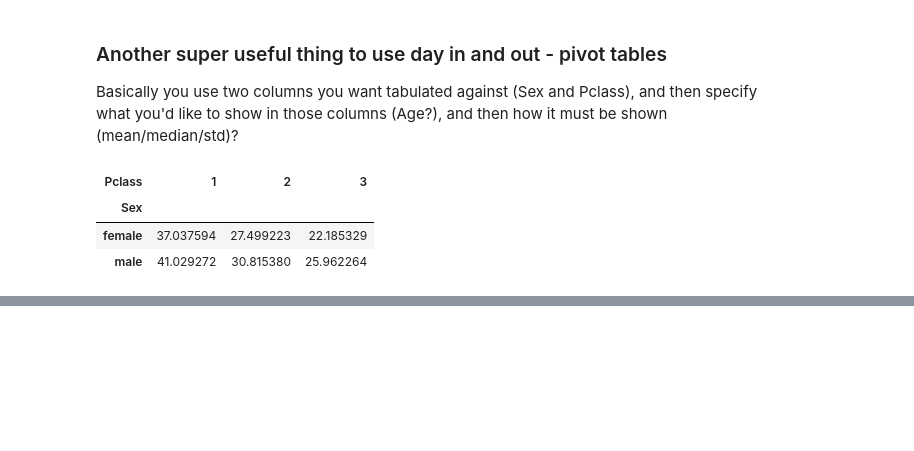
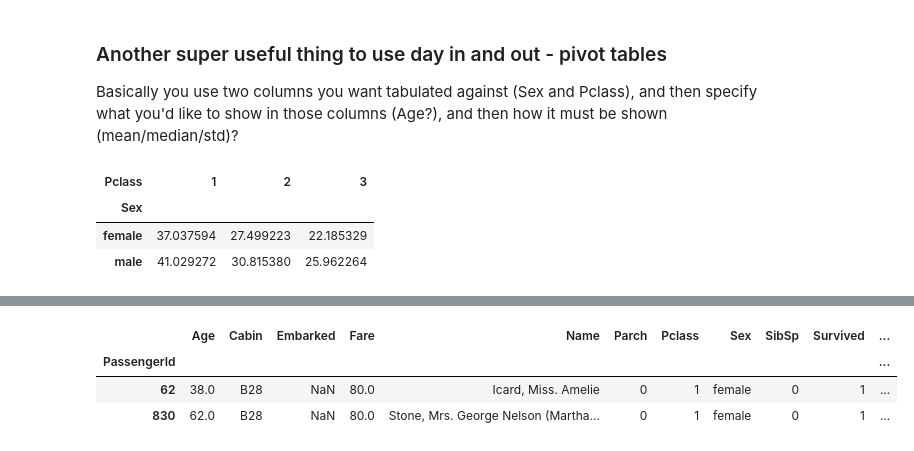
Before and after one commit to knair99/TitanicKaggleChallenge, a Jupyter notebook: titanic/notebooks/exploratory analysis of data.ipynb, the cells around one changed output, grey strips where cells are left out. Cells and saved outputs as stored; diff of their text form; code cells hidden in the pictures; blank space fills up the shorter version.

```diff
--- a/titanic/notebooks/exploratory analysis of data.ipynb
+++ b/titanic/notebooks/exploratory analysis of data.ipynb
@@ -328,0 +355,8 @@ df.pivot_table(index = 'Sex', columns ='Pclass', values='Age', aggfunc='mean')
+# %%
+#Find null values or missing values
+df[df.Embarked.isnull()]
+# %% [output]
+|  | Age | Cabin | Embarked | Fare | Name | Parch | Pclass | Sex | SibSp | Survived | ... |
+| PassengerId |  |  |  |  |  |  |  |  |  |  | ... |
+| 62 | 38.0 | B28 | NaN | 80.0 | Icard, Miss. Amelie | 0 | 1 | female | 0 | 1 | ... |
+| 830 | 62.0 | B28 | NaN | 80.0 | Stone, Mrs. George Nelson (Martha... | 0 | 1 | female | 0 | 1 | ... |
```
Also changed, not shown: parts of 9 cells of this notebook.
